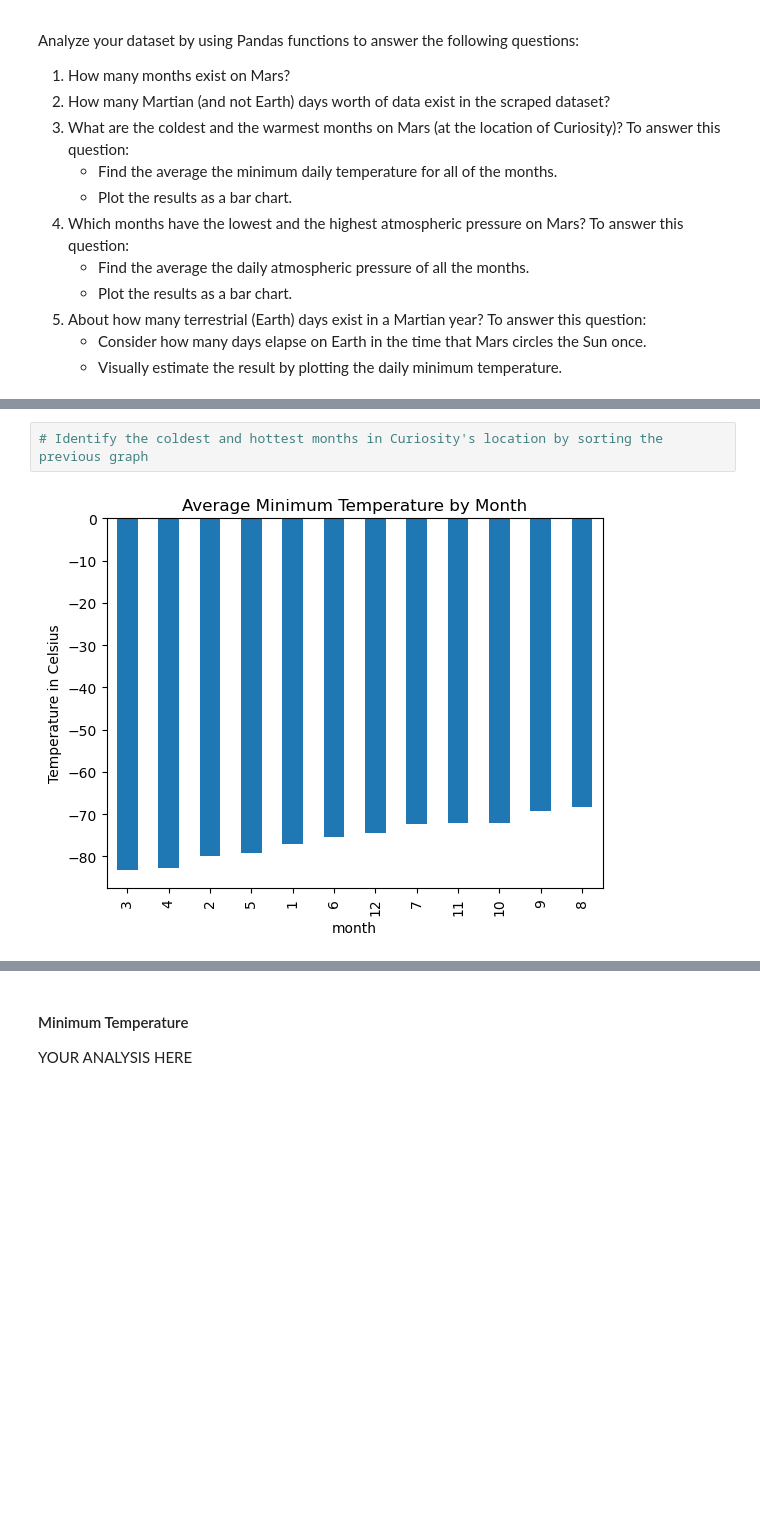
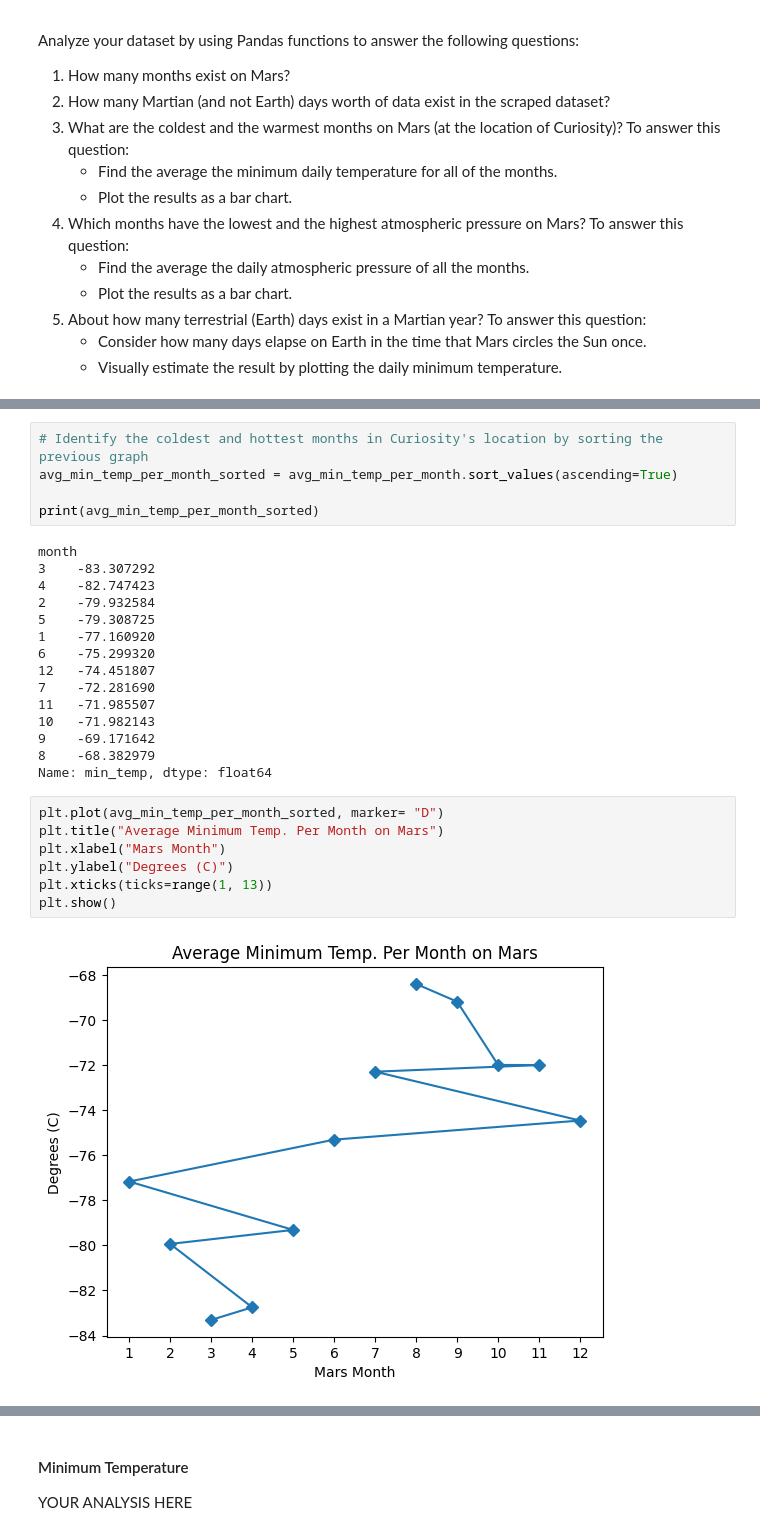
Before and after one commit to realmattimatt/mars-news-and-weather-analysis, a Jupyter notebook: Resources/Starter_Code/part_2_mars_weather.ipynb, the cells around one changed output, grey strips where cells are left out. Drawn from its saved outputs; the diff is of its cells as text; blank space fills up the shorter version.

```diff
--- a/Resources/Starter_Code/part_2_mars_weather.ipynb
+++ b/Resources/Starter_Code/part_2_mars_weather.ipynb
@@ -137,4 +191,29 @@ Name: min_temp, dtype: float64
 # %%
 # Identify the coldest and hottest months in Curiosity's location by sorting the previous graph
+avg_min_temp_per_month_sorted = avg_min_temp_per_month.sort_values(ascending=True)
+
+print(avg_min_temp_per_month_sorted)
 # %% [output]
-[figure, removed]
+month
+3    -83.307292
+4    -82.747423
+2    -79.932584
+5    -79.308725
+1    -77.160920
+6    -75.299320
+12   -74.451807
+7    -72.281690
+11   -71.985507
+10   -71.982143
+9    -69.171642
+8    -68.382979
+Name: min_temp, dtype: float64
+# %%
+plt.plot(avg_min_temp_per_month_sorted, marker= "D")
+plt.title("Average Minimum Temp. Per Month on Mars")
+plt.xlabel("Mars Month")
+plt.ylabel("Degrees (C)")
+plt.xticks(ticks=range(1, 13))
+plt.show()
+# %% [output]
+[figure, added]
```
Also changed, not shown: parts of 22 cells of this notebook.
